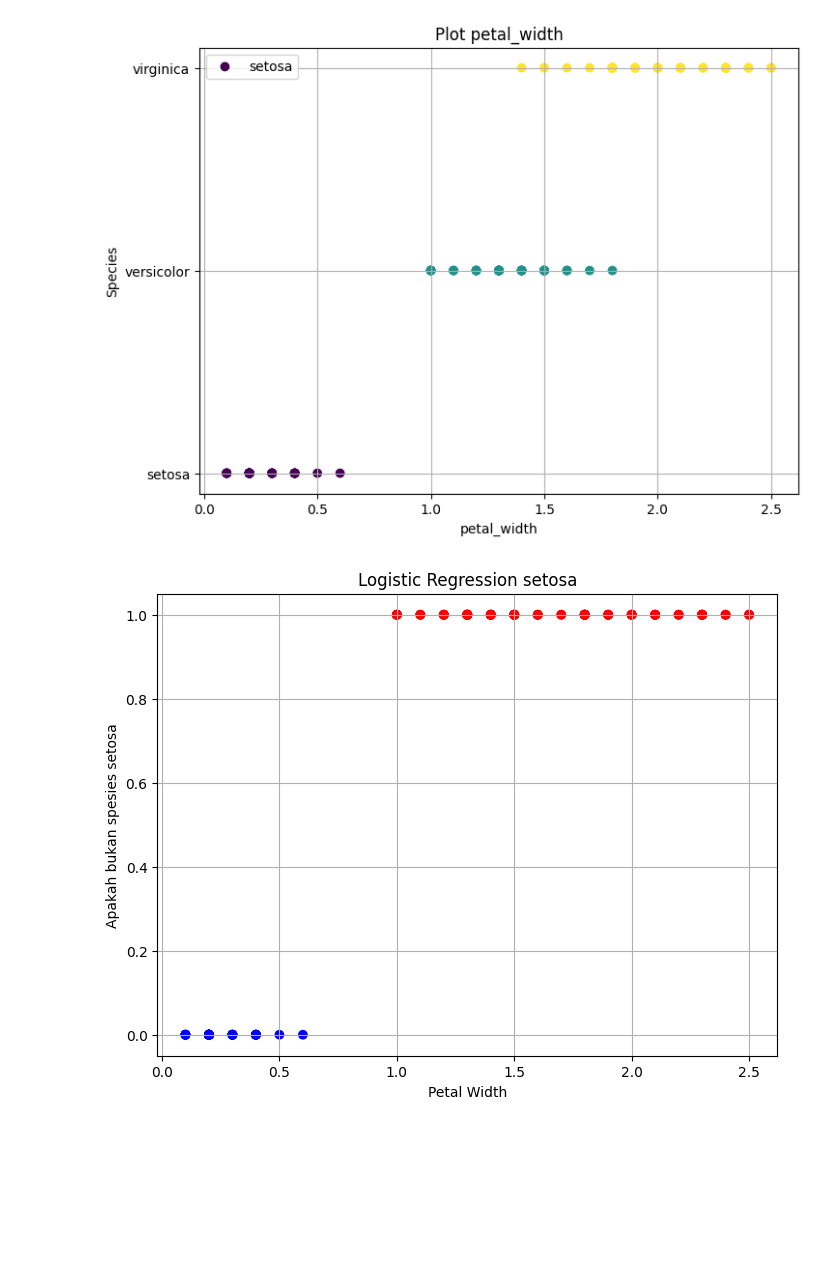
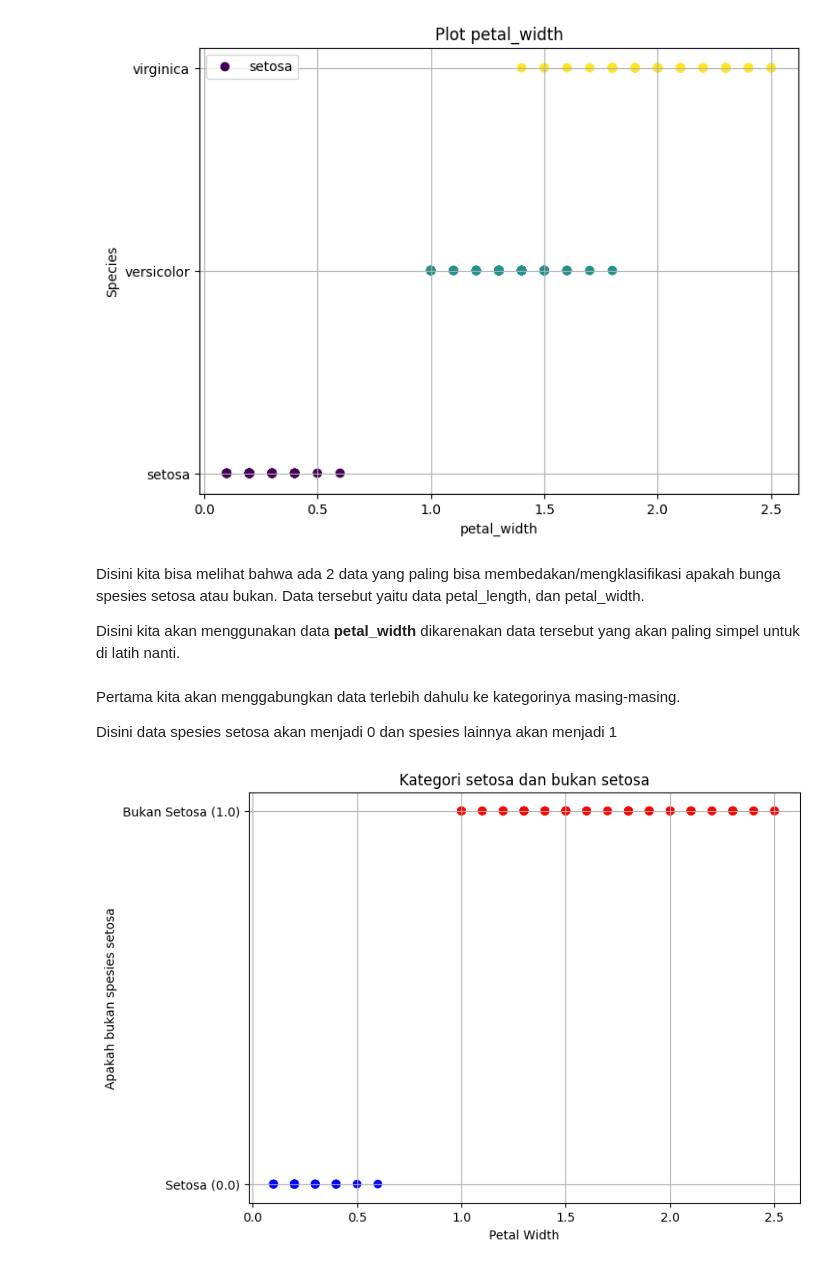
Before and after one commit to AgilMonkey/makalah-data-mining-kode-visualisasi-data-bunga, a Jupyter notebook: visualisasi-data.ipynb, the cells around one changed output. Drawn from its saved outputs; the diff is of its cells as text; code cells hidden in the pictures; blank space fills up the shorter version.

```diff
--- a/visualisasi-data.ipynb
+++ b/visualisasi-data.ipynb
@@ -102,36 +121,46 @@ plt.grid(True)
 plt.show()
 # %% [output]
 [figure]
+# %% [markdown]
+Disini kita bisa melihat bahwa ada 2 data yang paling bisa membedakan/mengklasifikasi apakah bunga spesies setosa atau bukan. Data tersebut yaitu data petal_length, dan petal_width.
+
+Disini kita akan menggunakan data **petal_width** dikarenakan data tersebut yang akan paling simpel untuk di latih nanti.
+# %% [markdown]
+Pertama kita akan menggabungkan data terlebih dahulu ke kategorinya masing-masing.
+
+Disini data spesies setosa akan menjadi 0 dan spesies lainnya akan menjadi 1
 # %%
-# Define a function to assign y-values based on species
-def get_y_value(species):
+# Fungsi yang akan membuat y menjadi 0/1 tergantung spesies
+def get_y_value_species(species):
     if species == 'setosa':
         return 0
     else:
         return 1
 
 # Create lists for x and y values
 petal_widths = data['petal_width'].tolist()
-y_values = [get_y_value(species) for species in data['species']]
+plot_y_setosa_dan_spesies_lain = [get_y_value_species(species) for species in data['species']]
 
-# Create a color list based on y-values (0: blue, 1: red)
-colors = ['blue' if val == 0 else 'red' for val in y_values]
+# Jika setosa maka warnanya biru, jika lain merah
+colors = ['blue' if spesies == 0 else 'red' for spesies in plot_y_setosa_dan_spesies_lain]
 
-# Create the scatter plot
+# Buat plotnya
 plt.figure(figsize=(8, 6))
-plt.scatter(petal_widths, y_values, c=colors)  # Set color for all points
+plt.scatter(petal_widths, plot_y_setosa_dan_spesies_lain, c=colors)  # Set color for all points
 
-# Label the axes
+# Label
 plt.xlabel('Petal Width')
+
 plt.ylabel('Apakah bukan spesies setosa')
+plt.yticks([0, 1], ['Setosa (0.0)', 'Bukan Setosa (1.0)'])
 
-# Add a title
-plt.title('Logistic Regression setosa')
+# Title
+plt.title('Kategori setosa dan bukan setosa')
 
-# Grid for better visualization
+# Grid
 plt.grid(True)
 
 # Show the plot
 plt.show()
 # %% [output]
-[figure, old version]
+[figure, new version]
```
Also changed, not shown: parts of 7 cells of this notebook.
